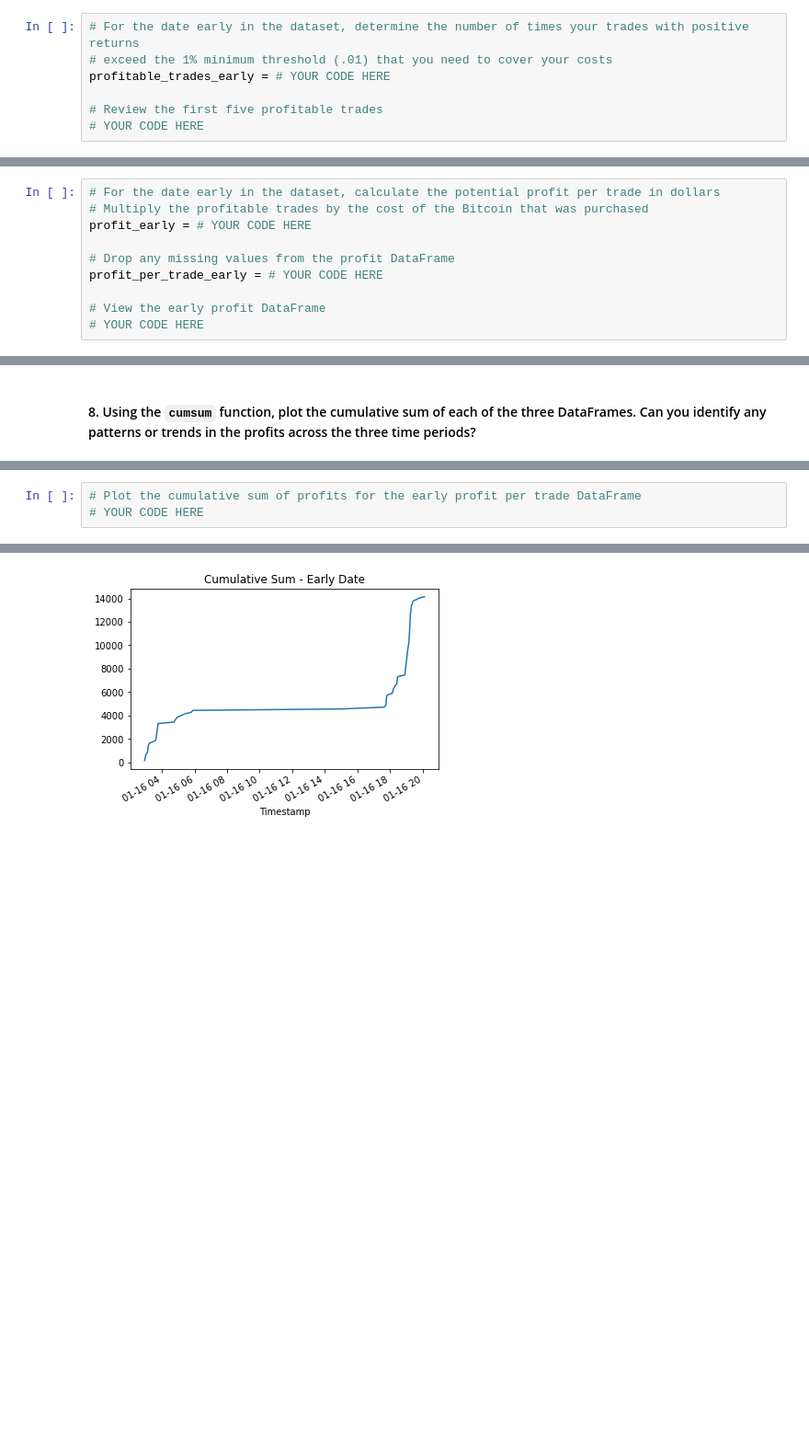
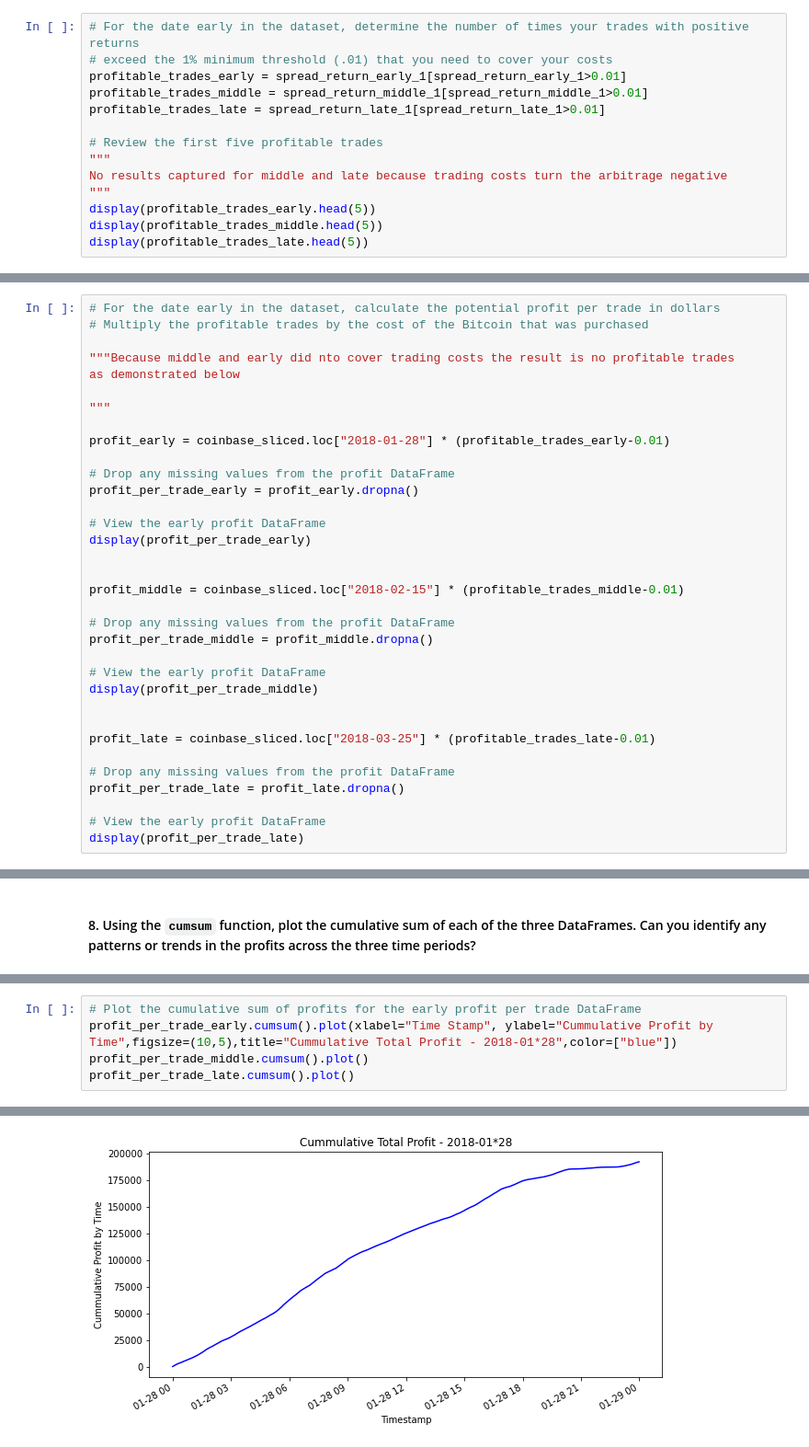
Before and after one commit to millerman421/Module_03_challenge, a Jupyter notebook: Starter_Code/crypto_arbitrage.ipynb, the cells around one changed output, grey strips where cells are left out. Shown at 92% size. Drawn from its saved outputs; the diff is of its cells as text; blank space fills up the shorter version.

Commit message:
final commit with profit analysis and results

```diff
--- a/Starter_Code/crypto_arbitrage.ipynb
+++ b/Starter_Code/crypto_arbitrage.ipynb
@@ -925,9 +963,16 @@ dtype: float64
 # %%
 # For the date early in the dataset, determine the number of times your trades with positive returns
 # exceed the 1% minimum threshold (.01) that you need to cover your costs
-profitable_trades_early = # YOUR CODE HERE
+profitable_trades_early = spread_return_early_1[spread_return_early_1>0.01]
+profitable_trades_middle = spread_return_middle_1[spread_return_middle_1>0.01]
+profitable_trades_late = spread_return_late_1[spread_return_late_1>0.01]
 
 # Review the first five profitable trades
-# YOUR CODE HERE
+"""
+No results captured for middle and late because trading costs turn the arbitrage negative
+"""
+display(profitable_trades_early.head(5))
+display(profitable_trades_middle.head(5))
+display(profitable_trades_late.head(5))
 # %% [output]
 Timestamp
@@ -958,12 +1030,36 @@ Name: Close, dtype: float64
 # %%
 # For the date early in the dataset, calculate the potential profit per trade in dollars
 # Multiply the profitable trades by the cost of the Bitcoin that was purchased
-profit_early = # YOUR CODE HERE
+
+"""Because middle and early did nto cover trading costs the result is no profitable trades
+as demonstrated below
+
+"""
+
+profit_early = coinbase_sliced.loc["2018-01-28"] * (profitable_trades_early-0.01)
 
 # Drop any missing values from the profit DataFrame
-profit_per_trade_early = # YOUR CODE HERE
+profit_per_trade_early = profit_early.dropna()
 
 # View the early profit DataFrame
-# YOUR CODE HERE
+display(profit_per_trade_early)
+
+
+profit_middle = coinbase_sliced.loc["2018-02-15"] * (profitable_trades_middle-0.01)
+
+# Drop any missing values from the profit DataFrame
+profit_per_trade_middle = profit_middle.dropna()
+
+# View the early profit DataFrame
+display(profit_per_trade_middle)
+
+
+profit_late = coinbase_sliced.loc["2018-03-25"] * (profitable_trades_late-0.01)
+
+# Drop any missing values from the profit DataFrame
+profit_per_trade_late = profit_late.dropna()
+
+# View the early profit DataFrame
+display(profit_per_trade_late)
 # %% [output]
 Timestamp
@@ -1015,4 +1163,6 @@ cumulative_profit_early = # YOUR CODE HERE
 # %%
 # Plot the cumulative sum of profits for the early profit per trade DataFrame
-# YOUR CODE HERE
+profit_per_trade_early.cumsum().plot(xlabel="Time Stamp", ylabel="Cummulative Profit by Time",figsize=(10,5),title="Cummulative Total Profit - 2018-01*28",color=["blue"])
+profit_per_trade_middle.cumsum().plot()
+profit_per_trade_late.cumsum().plot()
 # %% [output]
@@ -1020 +1170 @@ cumulative_profit_early = # YOUR CODE HERE
-[figure, old version]
+[figure, new version]
```
Also changed, not shown: parts of 26 cells of this notebook, 1 other file.
